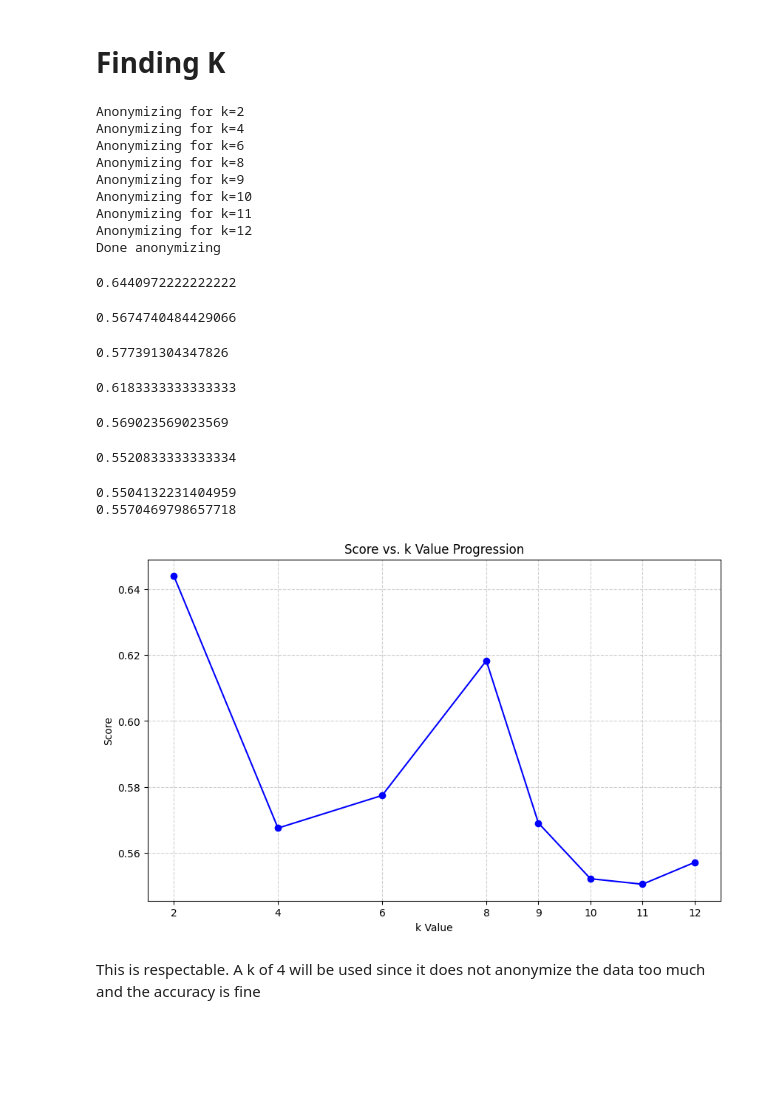
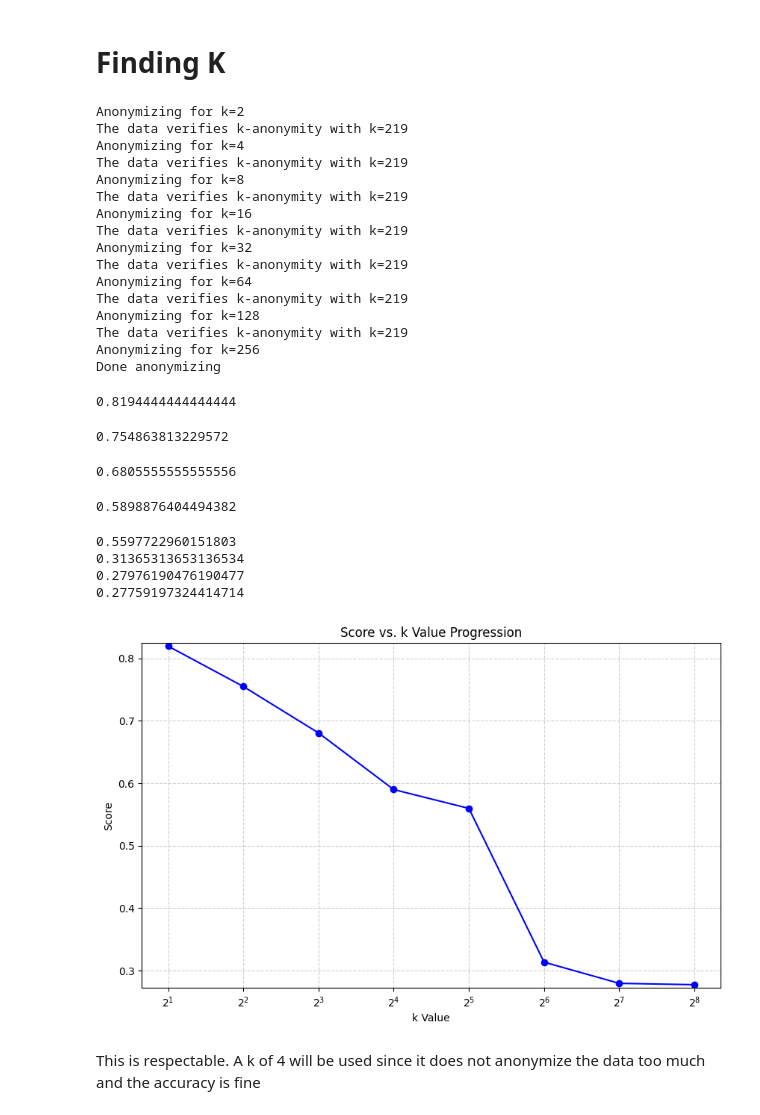
Before and after one commit to Zak9O/Masking-Effects-on-XAI-Techniques, a Jupyter notebook: notebooks/Cervical Cancer.ipynb, the cells around one changed output. Saved outputs shown, nothing was run; the diff lists cells and outputs as text; code cells hidden in the pictures; blank space fills up the shorter version.

```diff
--- a/notebooks/Cervical Cancer.ipynb
+++ b/notebooks/Cervical Cancer.ipynb
@@ -536,41 +536,50 @@ Note how all features from left to right slowly get suppressed. The anonymizatio
 # %% [markdown]
 # Finding K
 # %%
-k_list = [2, 4, 6, 8, 9, 10, 11, 12]
-anon_data = finding_k.generate_k_anonymity_data(
-    df, 20, ident, quasi_ident, hierarchies, k_list
+# k_list = [2, 4, 6, 8, 9, 10, 11, 12]
+
+anon_datas = finding_k.generate_k_anonymity_data(
+    df,
+    30,
+    ident,
+    quasi_ident,
+    hierarchies,  # , k_list
 )
+anon_data = []
+for val, i in enumerate([2**k for k in range(1, 9)]):
+    anon_data.append((i, anon_datas[val]))
 # %% [output]
 Anonymizing for k=2
+The data verifies k-anonymity with k=219
 Anonymizing for k=4
-Anonymizing for k=6
+The data verifies k-anonymity with k=219
 Anonymizing for k=8
-Anonymizing for k=9
-Anonymizing for k=10
-Anonymizing for k=11
-Anonymizing for k=12
+The data verifies k-anonymity with k=219
+Anonymizing for k=16
+The data verifies k-anonymity with k=219
+Anonymizing for k=32
+The data verifies k-anonymity with k=219
+Anonymizing for k=64
+The data verifies k-anonymity with k=219
+Anonymizing for k=128
+The data verifies k-anonymity with k=219
+Anonymizing for k=256
 Done anonymizing
 # %%
-clf = MLPClassifier(
-    solver="sgd",
-    alpha=1e-5,
-    hidden_layer_sizes=(10),
-    random_state=1,
-    max_iter=1000,
-)
+clf = MLPClassifier()
 models, scores = finding_k.train_models(anon_data, "disease", hierarchies_path, clf)
 
-finding_k.plot_k_vs_score(scores, k_list, False)
+finding_k.plot_k_vs_score(scores, False)
 # %% [output]
-0.6440972222222222
+0.8194444444444444
-0.5674740484429066
+0.754863813229572
-0.577391304347826
+0.6805555555555556
-0.6183333333333333
+0.5898876404494382
-0.569023569023569
+0.5597722960151803
+0.31365313653136534
+0.27976190476190477
+0.27759197324414714
-0.5520833333333334
-0.5504132231404959
-0.5570469798657718
-[figure, old version]
+[figure, new version]
 # %% [markdown]
 This is respectable. A k of 4 will be used since it does not anonymize the data too much and the accuracy is fine
 # %%
```
Also changed, not shown: parts of 10 cells of this notebook.
